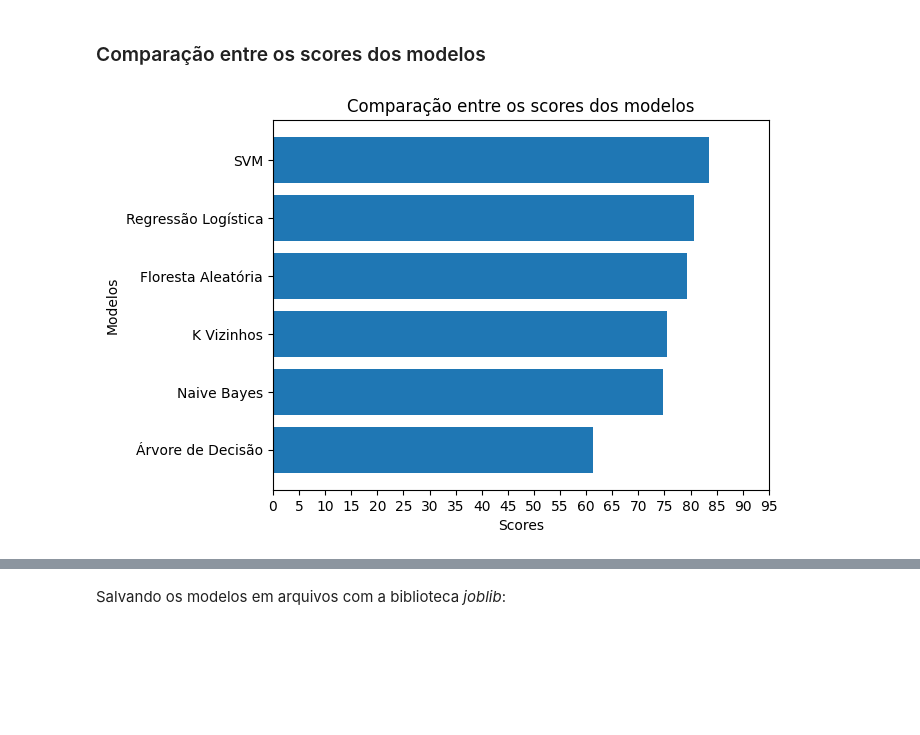
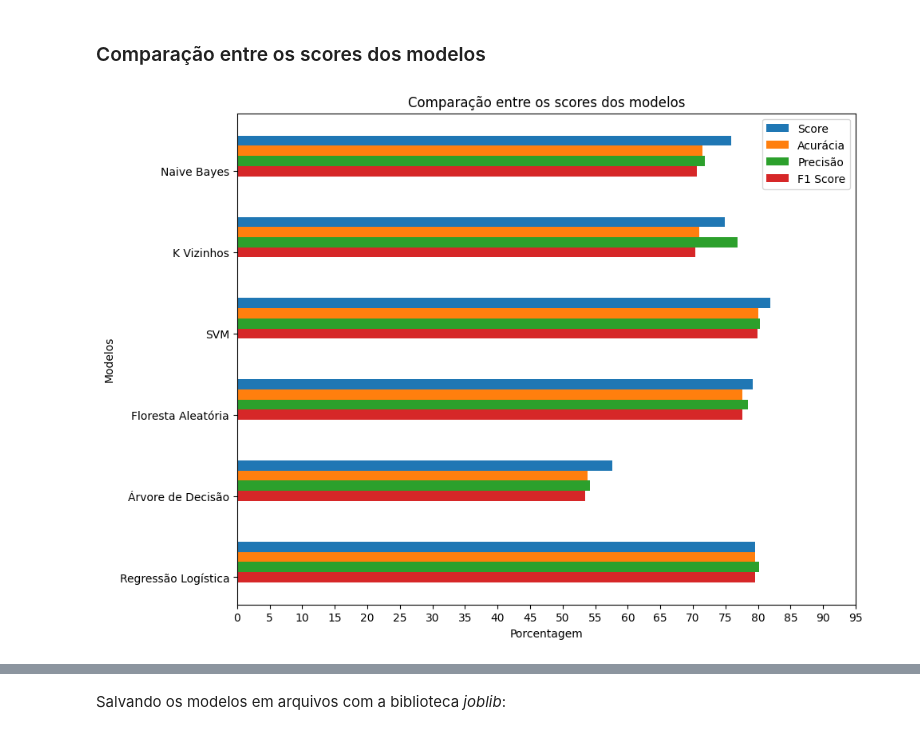
Before and after one commit to Matheus-0/Music-Genre-Classification, a Jupyter notebook: training.ipynb, the cells around one changed output, grey strips where cells are left out. Cells and saved outputs as stored; diff of their text form; code cells hidden in the pictures; blank space fills up the shorter version.

```diff
--- a/training.ipynb
+++ b/training.ipynb
@@ -626,12 +616,26 @@ sorted_names_f1_score, sorted_f1_score = zip(*sorted_models_f1_score)
+# %%
+bar_width = 0.125
+bar_positions_1 = np.arange(len(names)) - 0.375
+bar_positions_2 = bar_positions_1 + bar_width
+bar_positions_3 = bar_positions_2 + bar_width
+bar_positions_4 = bar_positions_3 + bar_width
 # %%
-plt.barh(sorted_names_scores, sorted_scores)
+plt.figure(figsize=(10, 8))
 
-plt.xlabel('Scores')
+plt.barh(bar_positions_4, scores, height=bar_width, label='Score')
+plt.barh(bar_positions_3, test_accuracy, height=bar_width, label='Acurácia')
+plt.barh(bar_positions_2, test_precision, height=bar_width, label='Precisão')
+plt.barh(bar_positions_1, test_f1_score, height=bar_width, label='F1 Score')
+
+plt.xlabel('Porcentagem')
 plt.ylabel('Modelos')
 plt.title('Comparação entre os scores dos modelos')
 
+plt.legend()
+
 ticks = np.arange(0, 100, 5)
 
-plt.xticks(ticks);
+plt.xticks(ticks)
+plt.yticks(bar_positions_1, names);
 # %% [output]
-[figure, old version]
+[figure, new version]
```
Also changed, not shown: parts of 24 cells of this notebook.
